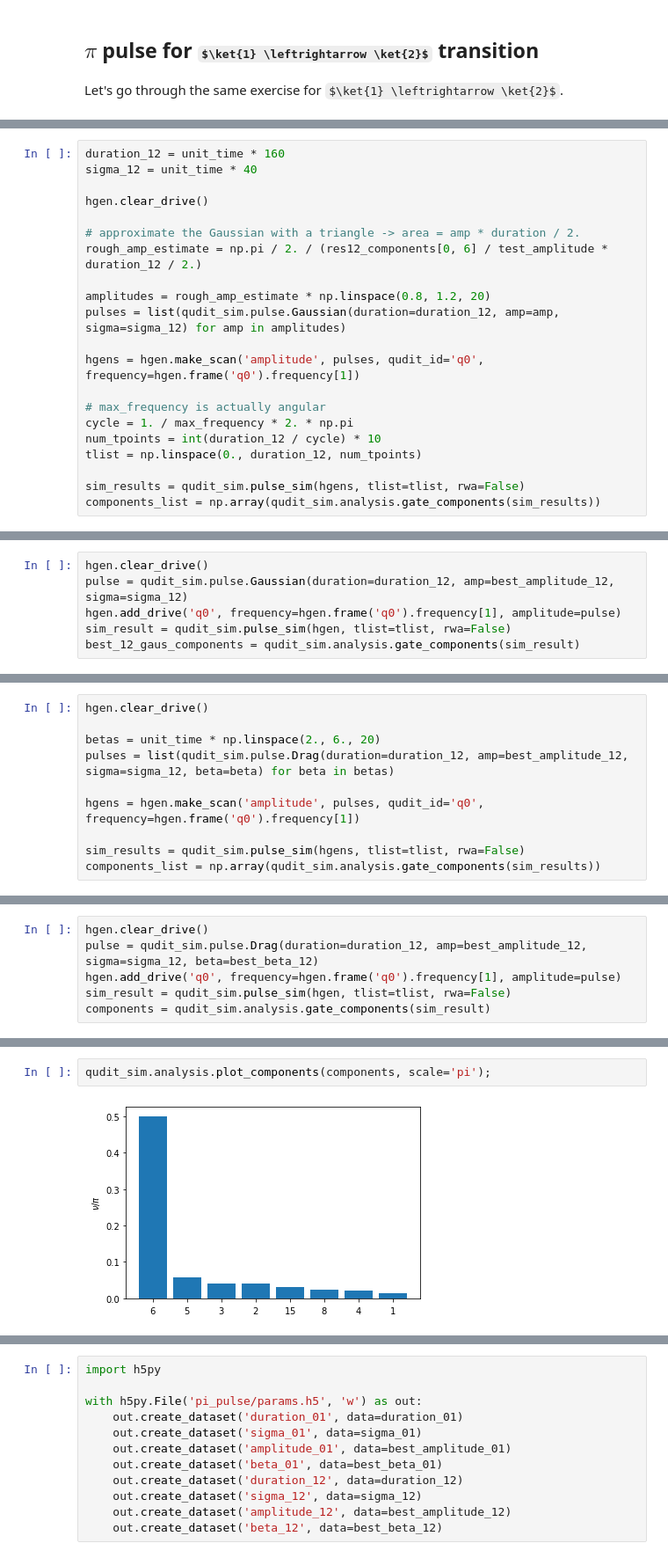
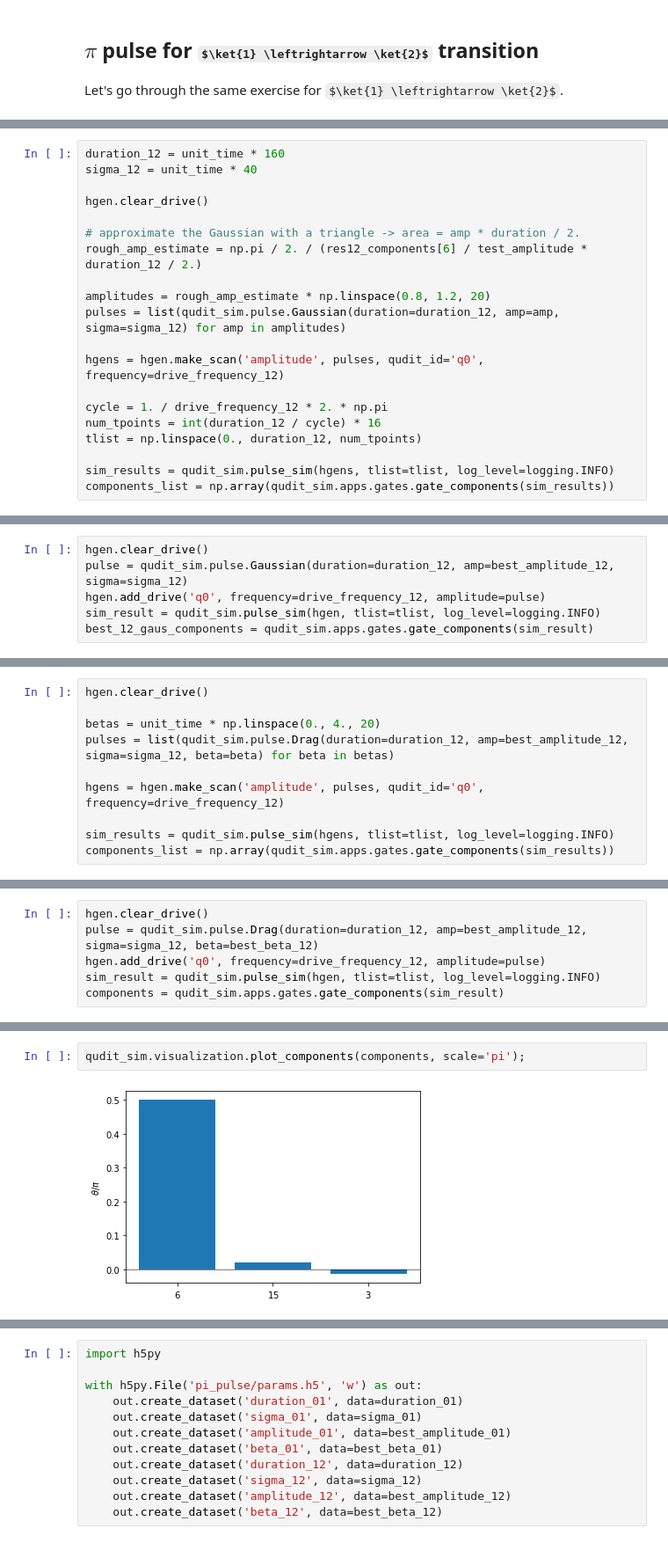
Before and after one commit to UTokyo-ICEPP/qudit-sim, a Jupyter notebook: examples/pi_pulse.ipynb, the cells around one changed output, grey strips where cells are left out. Shown at 88% size. Saved outputs shown, nothing was run; the diff lists cells and outputs as text; some formulas as TeX source.

```diff
--- a/examples/pi_pulse.ipynb
+++ b/examples/pi_pulse.ipynb
@@ -259,17 +318,16 @@ sigma_12 = unit_time * 40
 hgen.clear_drive()
 
 # approximate the Gaussian with a triangle -> area = amp * duration / 2.
-rough_amp_estimate = np.pi / 2. / (res12_components[0, 6] / test_amplitude * duration_12 / 2.)
+rough_amp_estimate = np.pi / 2. / (res12_components[6] / test_amplitude * duration_12 / 2.)
 
 amplitudes = rough_amp_estimate * np.linspace(0.8, 1.2, 20)
 pulses = list(qudit_sim.pulse.Gaussian(duration=duration_12, amp=amp, sigma=sigma_12) for amp in amplitudes)
 
-hgens = hgen.make_scan('amplitude', pulses, qudit_id='q0', frequency=hgen.frame('q0').frequency[1])
+hgens = hgen.make_scan('amplitude', pulses, qudit_id='q0', frequency=drive_frequency_12)
 
-# max_frequency is actually angular
-cycle = 1. / max_frequency * 2. * np.pi
-num_tpoints = int(duration_12 / cycle) * 10
+cycle = 1. / drive_frequency_12 * 2. * np.pi
+num_tpoints = int(duration_12 / cycle) * 16
 tlist = np.linspace(0., duration_12, num_tpoints)
 
-sim_results = qudit_sim.pulse_sim(hgens, tlist=tlist, rwa=False)
-components_list = np.array(qudit_sim.analysis.gate_components(sim_results))
+sim_results = qudit_sim.pulse_sim(hgens, tlist=tlist, log_level=logging.INFO)
+components_list = np.array(qudit_sim.apps.gates.gate_components(sim_results))
@@ -291,6 +367,6 @@ best_amplitude_12
 # %%
 hgen.clear_drive()
 pulse = qudit_sim.pulse.Gaussian(duration=duration_12, amp=best_amplitude_12, sigma=sigma_12)
-hgen.add_drive('q0', frequency=hgen.frame('q0').frequency[1], amplitude=pulse)
-sim_result = qudit_sim.pulse_sim(hgen, tlist=tlist, rwa=False)
-best_12_gaus_components = qudit_sim.analysis.gate_components(sim_result)
+hgen.add_drive('q0', frequency=drive_frequency_12, amplitude=pulse)
+sim_result = qudit_sim.pulse_sim(hgen, tlist=tlist, log_level=logging.INFO)
+best_12_gaus_components = qudit_sim.apps.gates.gate_components(sim_result)
@@ -307,10 +387,10 @@ Although we are seeing a rather messy gate, let's move on to calibrating the DRA
 # %%
 hgen.clear_drive()
 
-betas = unit_time * np.linspace(2., 6., 20)
+betas = unit_time * np.linspace(0., 4., 20)
 pulses = list(qudit_sim.pulse.Drag(duration=duration_12, amp=best_amplitude_12, sigma=sigma_12, beta=beta) for beta in betas)
 
-hgens = hgen.make_scan('amplitude', pulses, qudit_id='q0', frequency=hgen.frame('q0').frequency[1])
+hgens = hgen.make_scan('amplitude', pulses, qudit_id='q0', frequency=drive_frequency_12)
 
-sim_results = qudit_sim.pulse_sim(hgens, tlist=tlist, rwa=False)
-components_list = np.array(qudit_sim.analysis.gate_components(sim_results))
+sim_results = qudit_sim.pulse_sim(hgens, tlist=tlist, log_level=logging.INFO)
+components_list = np.array(qudit_sim.apps.gates.gate_components(sim_results))
@@ -337,6 +430,6 @@ best_beta_12
 # %%
 hgen.clear_drive()
 pulse = qudit_sim.pulse.Drag(duration=duration_12, amp=best_amplitude_12, sigma=sigma_12, beta=best_beta_12)
-hgen.add_drive('q0', frequency=hgen.frame('q0').frequency[1], amplitude=pulse)
-sim_result = qudit_sim.pulse_sim(hgen, tlist=tlist, rwa=False)
-components = qudit_sim.analysis.gate_components(sim_result)
+hgen.add_drive('q0', frequency=drive_frequency_12, amplitude=pulse)
+sim_result = qudit_sim.pulse_sim(hgen, tlist=tlist, log_level=logging.INFO)
+components = qudit_sim.apps.gates.gate_components(sim_result)
@@ -347,4 +444,4 @@ qudit_sim.analysis.print_components(components, scale='pi')
 # %%
-qudit_sim.analysis.plot_components(components, scale='pi');
+qudit_sim.visualization.plot_components(components, scale='pi');
 # %% [output]
-[figure, old version]
+[figure, new version]
```
Also changed, not shown: parts of 61 cells of this notebook, 4 other files.
